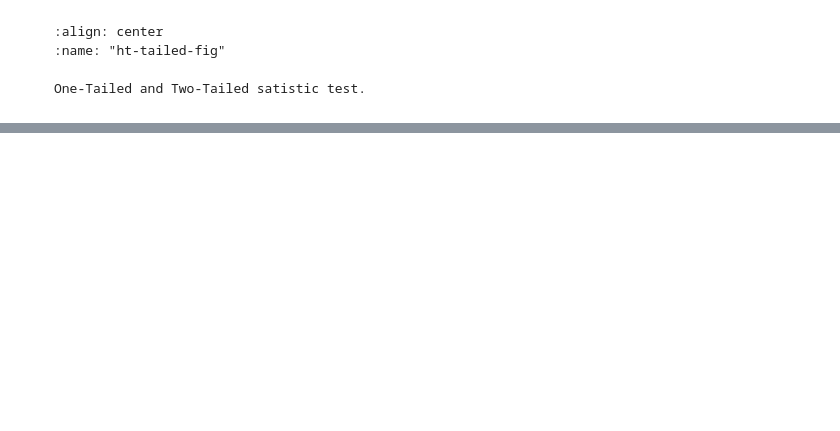
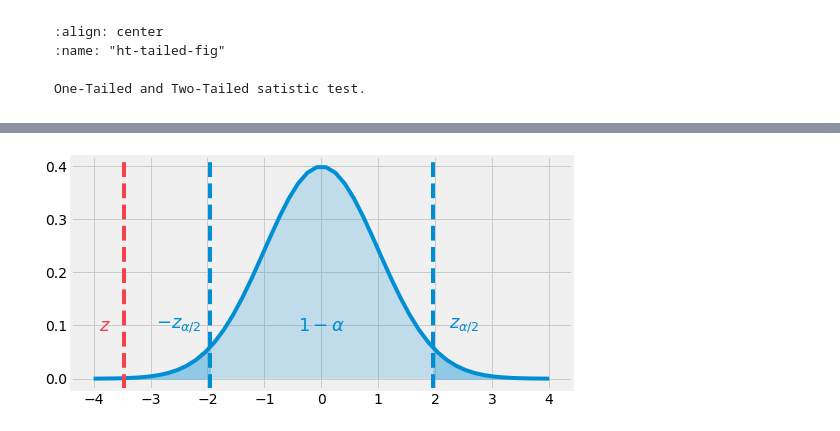
Before and after one commit to yliess86/DataDrivenScienceBook, a Jupyter notebook: _sources/2_applied_mathematics/3_statistical_inference.ipynb, the cells around one changed output, grey strips where cells are left out. Drawn from its saved outputs; the diff is of its cells as text; code cells hidden in the pictures; blank space fills up the shorter version.

```diff
--- a/_sources/2_applied_mathematics/3_statistical_inference.ipynb
+++ b/_sources/2_applied_mathematics/3_statistical_inference.ipynb
@@ -1031,0 +1047,44 @@ The **Power** of a test is given by $1-\beta$ where $\beta$ is the significance
+# %%
+import matplotlib.pyplot as plt
+import numpy as np
+plt.ion()
+plt.style.use("fivethirtyeight")
+
+fig = plt.figure(figsize=(8, 4),  facecolor="white")
+ax = fig.add_subplot(1, 1, 1)
+
+X = np.linspace(-4, 4)
+ax.plot(X, norm.pdf(X))
+ax.axvline(-1.96, linestyle="--", color="#008FD5")
+ax.axvline( 1.96, linestyle="--", color="#008FD5")
+ax.axvline((2.8 - 3.0) / (np.sqrt(0.15) / np.sqrt(45)), linestyle="--", color="#F6424C")
+
+X = np.linspace(-1.96, 1.96)
+ax.fill_between(X, norm.pdf(X), alpha=0.2)
+
+X = np.linspace(-4, -1.96)
+ax.fill_between(X, norm.pdf(X), alpha=0.4, color="#008FD5")
+X = np.linspace(1.96, 4)
+ax.fill_between(X, norm.pdf(X), alpha=0.4, color="#008FD5")
+
+ax.text(
+    0, 0.10, r"$1 - \alpha$", horizontalalignment='center', verticalalignment='center',
+    fontsize=18, color="#008FD5", weight="bold",
+)
+ax.text(
+    -2.5, 0.10, r"$-z_{\alpha / 2}$", horizontalalignment='center', verticalalignment='center',
+    fontsize=18, color="#008FD5", weight="bold",
+)
+ax.text(
+    2.5, 0.10, r"$z_{\alpha / 2}$", horizontalalignment='center', verticalalignment='center',
+    fontsize=18, color="#008FD5", weight="bold",
+)
+ax.text(
+    -3.8, 0.10, r"$z$", horizontalalignment='center', verticalalignment='center',
+    fontsize=18, color="#F6424C", weight="bold",
+)
+
+fig.subplots_adjust(hspace=0.25, wspace=0.40)
+fig.canvas.draw()
+# %% [output]
+[figure, added]
```
Also changed, not shown: parts of 4 cells of this notebook, 4 other files.
